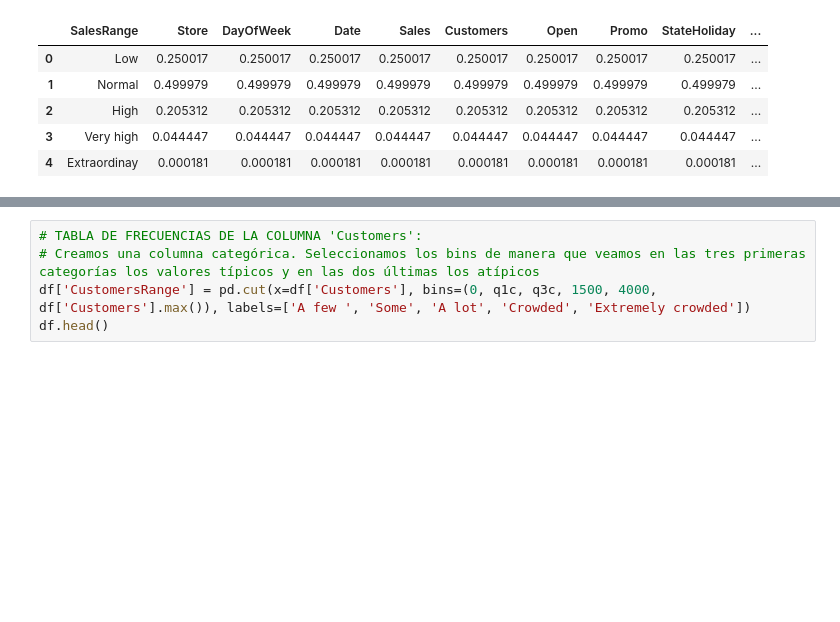
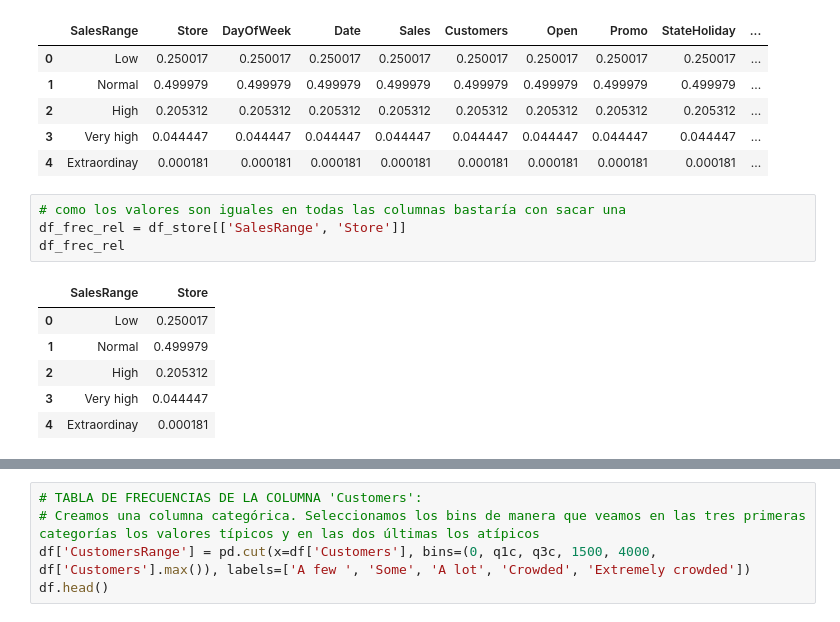
Before and after one commit to Adalab/promo-d-da-modulo2-sprint1-cassia-maitane, a Jupyter notebook: estadistica/estadistica-II-cuartiles-tabla-frecuencias.ipynb, the cells around one changed output, grey strips where cells are left out. Saved outputs shown, nothing was run; the diff lists cells and outputs as text; blank space fills up the shorter version.

```diff
--- a/estadistica/estadistica-II-cuartiles-tabla-frecuencias.ipynb
+++ b/estadistica/estadistica-II-cuartiles-tabla-frecuencias.ipynb
@@ -157,3 +158,14 @@ df_store
 | 2 | High | 0.205312 | 0.205312 | 0.205312 | 0.205312 | 0.205312 | 0.205312 | 0.205312 | 0.205312 | ... |
 | 3 | Very high | 0.044447 | 0.044447 | 0.044447 | 0.044447 | 0.044447 | 0.044447 | 0.044447 | 0.044447 | ... |
 | 4 | Extraordinay | 0.000181 | 0.000181 | 0.000181 | 0.000181 | 0.000181 | 0.000181 | 0.000181 | 0.000181 | ... |
+# %%
+# como los valores son iguales en todas las columnas bastaría con sacar una
+df_frec_rel = df_store[['SalesRange', 'Store']]
+df_frec_rel
+# %% [output]
+|  | SalesRange | Store |
+| 0 | Low | 0.250017 |
+| 1 | Normal | 0.499979 |
+| 2 | High | 0.205312 |
+| 3 | Very high | 0.044447 |
+| 4 | Extraordinay | 0.000181 |
```
Also changed, not shown: parts of 7 cells of this notebook.
